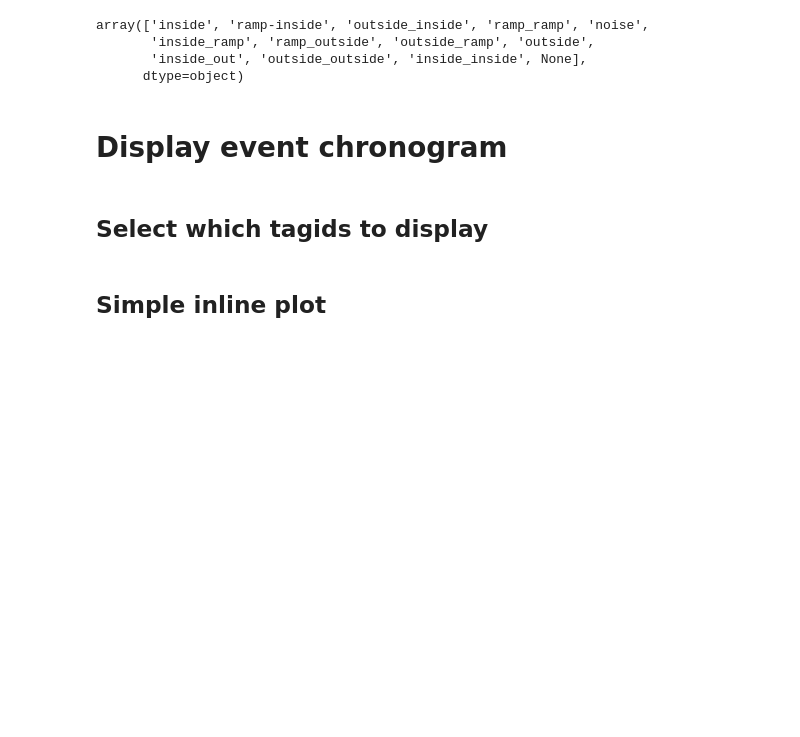
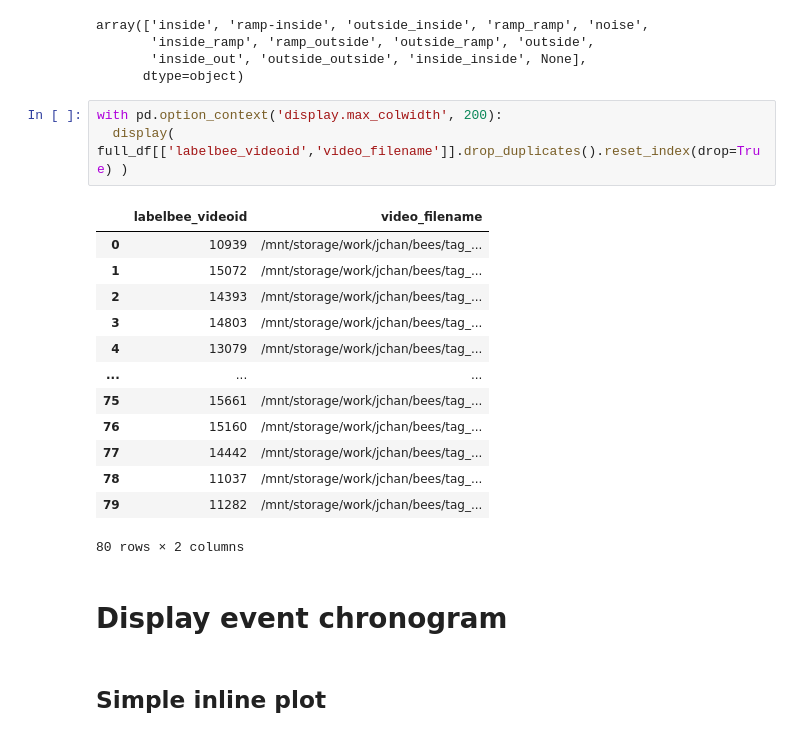
Before and after one commit to megretlab/cyndibee_event_analysis, a Jupyter notebook: notebooks/event_analysis_visualization.ipynb, the cells around one changed output. Drawn from its saved outputs; the diff is of its cells as text; blank space fills up the shorter version.

```diff
--- a/notebooks/event_analysis_visualization.ipynb
+++ b/notebooks/event_analysis_visualization.ipynb
@@ -71,10 +71,25 @@ array(['inside', 'ramp-inside', 'outside_inside', 'ramp_ramp', 'noise',
        'inside_ramp', 'ramp_outside', 'outside_ramp', 'outside',
        'inside_out', 'outside_outside', 'inside_inside', None],
       dtype=object)
+# %%
+with pd.option_context('display.max_colwidth', 200):
+  display( full_df[['labelbee_videoid','video_filename']].drop_duplicates().reset_index(drop=True) )
+# %% [output]
+|  | labelbee_videoid | video_filename |
+| 0 | 10939 | /mnt/storage/work/jchan/bees/tag_... |
+| 1 | 15072 | /mnt/storage/work/jchan/bees/tag_... |
+| 2 | 14393 | /mnt/storage/work/jchan/bees/tag_... |
+| 3 | 14803 | /mnt/storage/work/jchan/bees/tag_... |
+| 4 | 13079 | /mnt/storage/work/jchan/bees/tag_... |
+| ... | ... | ... |
+| 75 | 15661 | /mnt/storage/work/jchan/bees/tag_... |
+| 76 | 15160 | /mnt/storage/work/jchan/bees/tag_... |
+| 77 | 14442 | /mnt/storage/work/jchan/bees/tag_... |
+| 78 | 11037 | /mnt/storage/work/jchan/bees/tag_... |
+| 79 | 11282 | /mnt/storage/work/jchan/bees/tag_... |
+80 rows × 2 columns
 # %% [markdown]
 # Display event chronogram
-# %% [markdown]
-## Select which tagids to display
 # %% [markdown]
 ## Simple inline plot
 # %%
```
Also changed, not shown: parts of 10 cells of this notebook.
